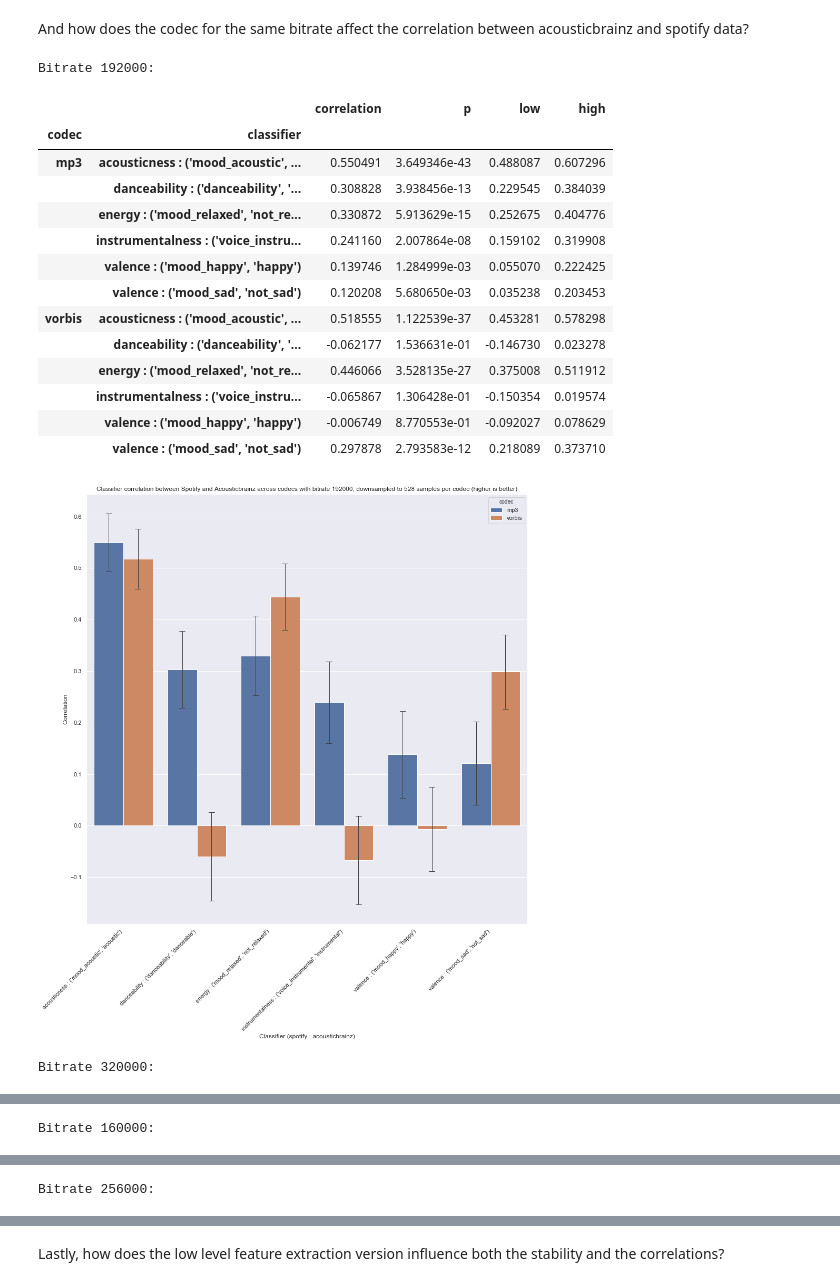
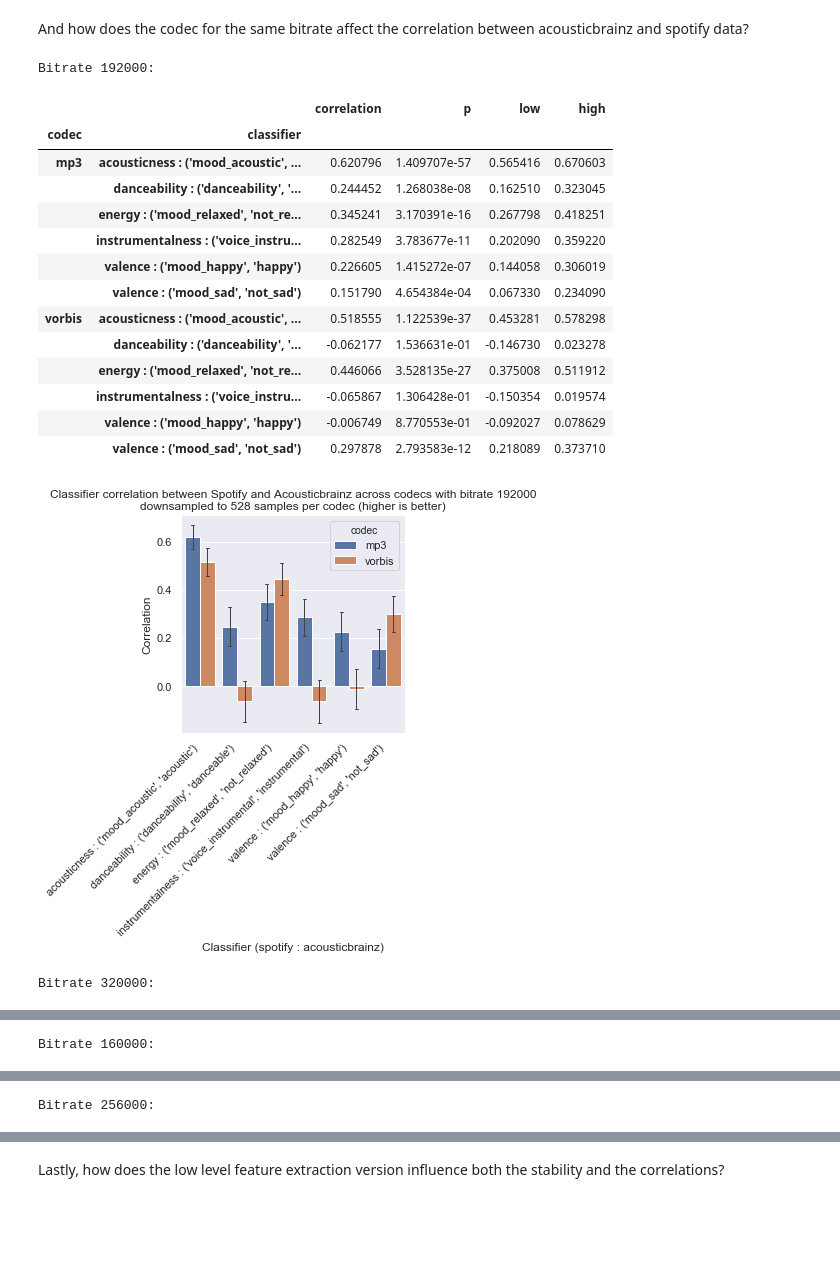
Before and after one commit to chrismostert/Thesis, a Jupyter notebook: Effect of audio quality on correlation and stability.ipynb, the cells around one changed output, grey strips where cells are left out. Saved outputs shown, nothing was run; the diff lists cells and outputs as text; code cells hidden in the pictures; blank space fills up the shorter version.

```diff
--- a/Effect of audio quality on correlation and stability.ipynb
+++ b/Effect of audio quality on correlation and stability.ipynb
@@ -7,7 +7,7 @@ import math
 import numpy as np
 import scipy.stats
 # Use seaborn style defaults and set the default figure size
-sns.set(rc={'figure.figsize':(15, 15)})
+sns.set(rc={'figure.figsize':(4, 4)})
 
 from tqdm.notebook import tqdm
 tqdm().pandas()
@@ -42,6 +42,7 @@ cols = [('danceability', 'danceable'), ('mood_acoustic', 'acoustic'), ('mood_agg
 ('mood_relaxed', 'relaxed'), ('mood_sad', 'sad')]
 
 
+distribution = pd.DataFrame()
 
 for rate in bitrates:
     # Filter by bitrate
@@ -53,6 +54,8 @@ for rate in bitrates:
     # Remove recordings with only one submission
     filt = filtered.groupby(level=0).size() > 1
     filtered = filtered[filt[filtered.index.get_level_values(level=0)].values]
+
+    distribution = distribution.append(filtered['codec'].value_counts())
 
     # Get lowest n for codec so that we can downsample to make n equal across codecs
     n = filtered['codec'].value_counts().min()
@@ -80,4 +83,7 @@ for rate in bitrates:
     plt.xlabel('Classifier')
     plt.ylabel('Pooled variance')
     plt.show()
+
+distribution.index = bitrates
+display(distribution)
 # %% [output]
@@ -157,8 +203,10 @@ merged = acousticbrainz.merge(mapping, on='mbid').merge(spotify, left_on='spotif
 # %%
 # Effect of bitrate
 toplot = pd.DataFrame()
+bitrateCounts = []
 for rate in bitrates:
     filtered = merged[merged['bit_rate'] == rate]
+    bitrateCounts.append(len(filtered))
     corrs = get_correlations(filtered, cols)
 
     if rate == 0:
@@ -180,7 +228,7 @@ for index, row in toplot.iterrows():
         dfCopy = dfCopy.append(new_row, ignore_index=True)
 
 # Now Seaborn does the rest
-plt.figure()
+plt.figure(figsize=(10,10))
 ax = sns.barplot(x='classifier',
                   y='correlation',
                   hue='bitrate',
@@ -216,12 +281,23 @@ plt.show()
 # %% [markdown]
 And how does the codec for the same bitrate affect the correlation between acousticbrainz and spotify data?
 # %%
+rate_index = []
+codec_index = []
+counts = []
+
 for rate in bitrates:
     # Filter on bitrate
     filtered = merged[merged['bit_rate'] == rate]
 
     # Remove codecs with n < 200
     filtered = filtered.groupby('codec').filter(lambda x: len(x) >= 200)
+
+    # Count distribution for reporting
+    valcounts = filtered['codec'].value_counts().to_frame()
+    for (k, v) in valcounts.iterrows():
+        rate_index.append(rate)
+        codec_index.append(k)
+        counts.append(v)
 
     # Get lowest n for codec so that we can downsample to make n equal across codecs
     n = filtered['codec'].value_counts().min()
@@ -245,41 +321,41 @@ for rate in bitrates:
         duplicates = 1000 # increase this number to increase precision
         for index, row in corrs.iterrows():
             for times in range(duplicates):
                 new_row = row.copy()
                 new_row['correlation'] = np.random.normal(row['correlation'],row['yerr'])
                 dfCopy = dfCopy.append(new_row, ignore_index=True)
 
         # Now Seaborn does the rest
         plt.figure()
         ax = sns.barplot(x='classifier',
                           y='correlation',
                           hue='codec',
                           ci='sd',
                           data=dfCopy,
                           errwidth=1,
                           capsize=.08)
         ax.set_xticklabels(ax.get_xticklabels(), rotation=45, horizontalalignment='right')
-        plt.title(f"Classifier correlation between Spotify and Acousticbrainz across codecs with bitrate {rate}, downsampled to {n} samples per codec (higher is better)")
+        plt.title(f"Classifier correlation between Spotify and Acousticbrainz across codecs with bitrate {rate}\ndownsampled to {n} samples per codec (higher is better)")
         plt.xlabel('Classifier (spotify : acousticbrainz)')
         plt.ylabel('Correlation')
         plt.show()
 # %% [output]
 Bitrate 192000:
 |  |  | correlation | p | low | high |
 | codec | classifier |  |  |  |  |
-| mp3 | acousticness : ('mood_acoustic', ... | 0.550491 | 3.649346e-43 | 0.488087 | 0.607296 |
-|  | danceability : ('danceability', '... | 0.308828 | 3.938456e-13 | 0.229545 | 0.384039 |
-|  | energy : ('mood_relaxed', 'not_re... | 0.330872 | 5.913629e-15 | 0.252675 | 0.404776 |
-|  | instrumentalness : ('voice_instru... | 0.241160 | 2.007864e-08 | 0.159102 | 0.319908 |
-|  | valence : ('mood_happy', 'happy') | 0.139746 | 1.284999e-03 | 0.055070 | 0.222425 |
-|  | valence : ('mood_sad', 'not_sad') | 0.120208 | 5.680650e-03 | 0.035238 | 0.203453 |
+| mp3 | acousticness : ('mood_acoustic', ... | 0.620796 | 1.409707e-57 | 0.565416 | 0.670603 |
+|  | danceability : ('danceability', '... | 0.244452 | 1.268038e-08 | 0.162510 | 0.323045 |
+|  | energy : ('mood_relaxed', 'not_re... | 0.345241 | 3.170391e-16 | 0.267798 | 0.418251 |
+|  | instrumentalness : ('voice_instru... | 0.282549 | 3.783677e-11 | 0.202090 | 0.359220 |
+|  | valence : ('mood_happy', 'happy') | 0.226605 | 1.415272e-07 | 0.144058 | 0.306019 |
+|  | valence : ('mood_sad', 'not_sad') | 0.151790 | 4.654384e-04 | 0.067330 | 0.234090 |
 | vorbis | acousticness : ('mood_acoustic', ... | 0.518555 | 1.122539e-37 | 0.453281 | 0.578298 |
 |  | danceability : ('danceability', '... | -0.062177 | 1.536631e-01 | -0.146730 | 0.023278 |
 |  | energy : ('mood_relaxed', 'not_re... | 0.446066 | 3.528135e-27 | 0.375008 | 0.511912 |
 |  | instrumentalness : ('voice_instru... | -0.065867 | 1.306428e-01 | -0.150354 | 0.019574 |
 |  | valence : ('mood_happy', 'happy') | -0.006749 | 8.770553e-01 | -0.092027 | 0.078629 |
 |  | valence : ('mood_sad', 'not_sad') | 0.297878 | 2.793583e-12 | 0.218089 | 0.373710 |
-[figure, old version]
+[figure, new version]
 Bitrate 320000:
 |  |  | correlation | p | low | high |
 | codec | classifier |  |  |  |  |
```
Also changed, not shown: parts of 9 cells of this notebook, 4 other files.
